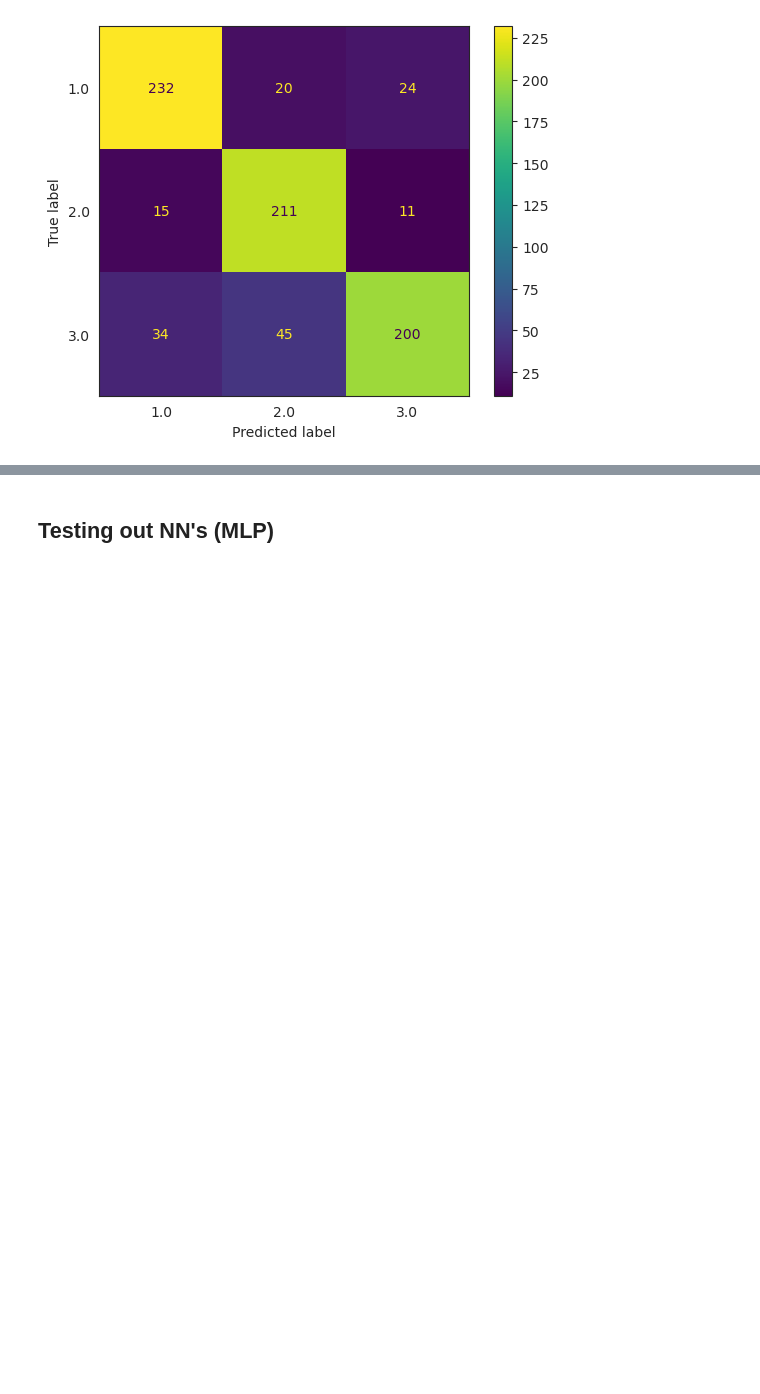
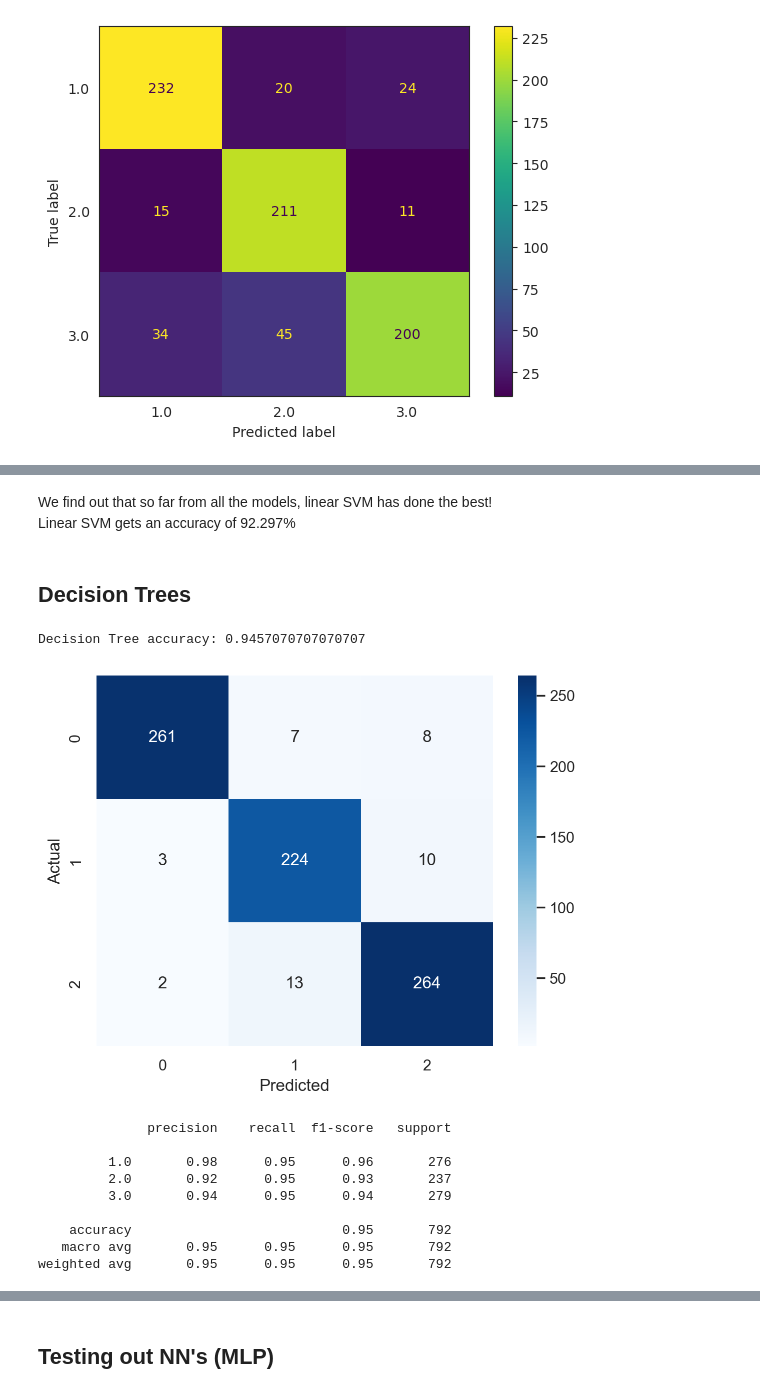
Before and after one commit to COGS118A/Group024-SP23, a Jupyter notebook: Checkpoint_Group024-SP23.ipynb, the cells around one changed output, grey strips where cells are left out. Saved outputs shown, nothing was run; the diff lists cells and outputs as text; code cells hidden in the pictures; blank space fills up the shorter version.

```diff
--- a/Checkpoint_Group024-SP23.ipynb
+++ b/Checkpoint_Group024-SP23.ipynb
@@ -255,0 +349,44 @@ weighted avg       0.82      0.81      0.81       792
+# %% [markdown]
+We find out that so far from all the models, linear SVM has done the best!
+Linear SVM gets an accuracy of 92.297%
+# %% [markdown]
+## Decision Trees
+# %%
+from sklearn.tree import DecisionTreeClassifier
+
+# Create an instance of DecisionTreeClassifier
+tree_clf = DecisionTreeClassifier(random_state=42)
+
+# Train the model
+tree_clf.fit(X_train, y_train)
+
+# Predict the labels for the test set
+y_pred_tree = tree_clf.predict(X_test)
+
+# Calculate the accuracy of the model
+accuracy_tree = accuracy_score(y_test, y_pred_tree)
+
+# Print the accuracy
+print(f'Decision Tree accuracy: {accuracy_tree}')
+
+# Create and display the confusion matrix
+cm_tree = confusion_matrix(y_test, y_pred_tree)
+sns.heatmap(cm_tree, annot=True, fmt='d', cmap='Blues')
+plt.xlabel('Predicted')
+plt.ylabel('Actual')
+plt.show()
+
+# Print the classification report
+print(classification_report(y_test, y_pred_tree))
+# %% [output]
+Decision Tree accuracy: 0.9457070707070707
+[figure, added]
+              precision    recall  f1-score   support
+
+         1.0       0.98      0.95      0.96       276
+         2.0       0.92      0.95      0.93       237
+         3.0       0.94      0.95      0.94       279
+
+    accuracy                           0.95       792
+   macro avg       0.95      0.95      0.95       792
+weighted avg       0.95      0.95      0.95       792
```
Also changed, not shown: parts of 6 cells of this notebook, 1 other file.
